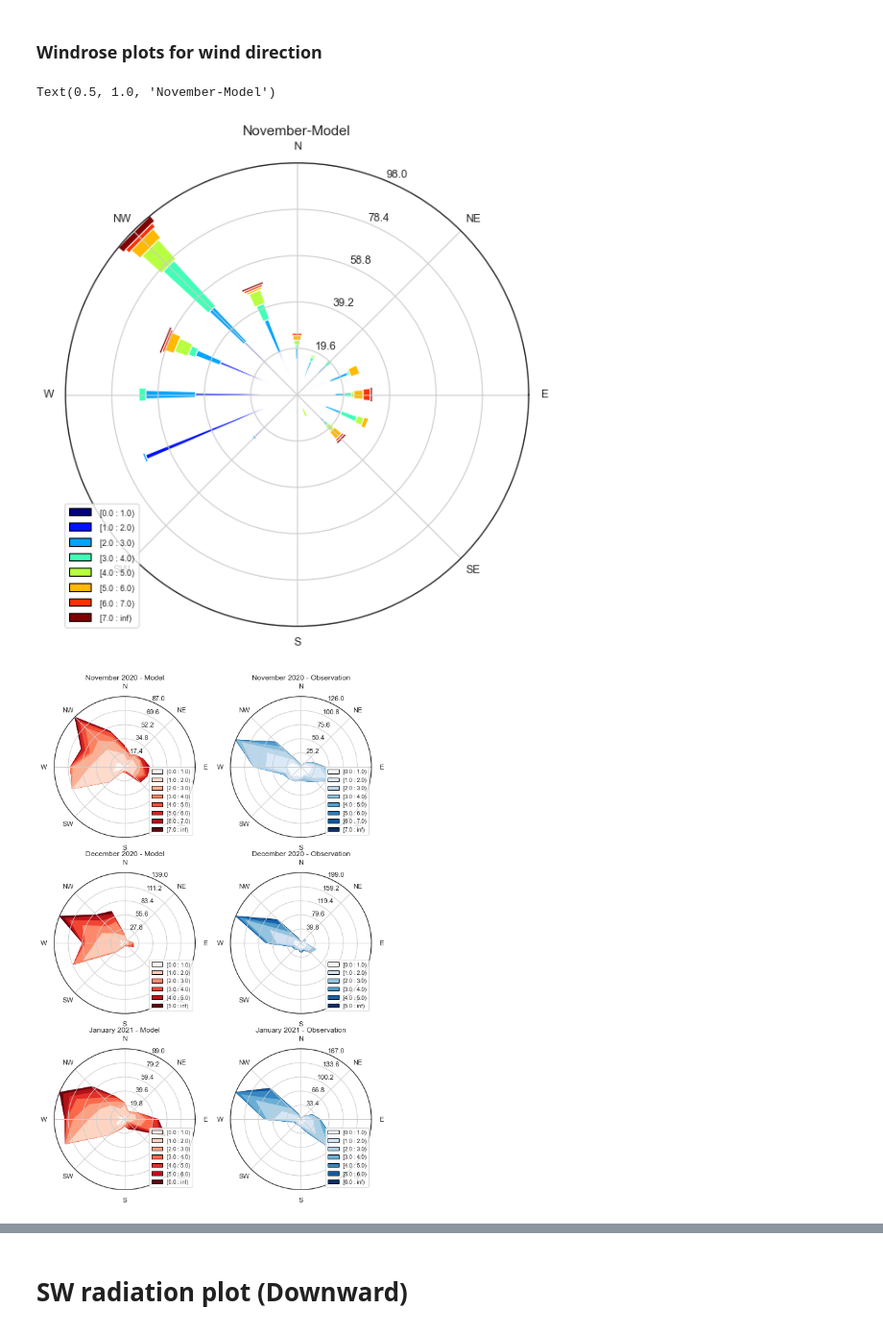
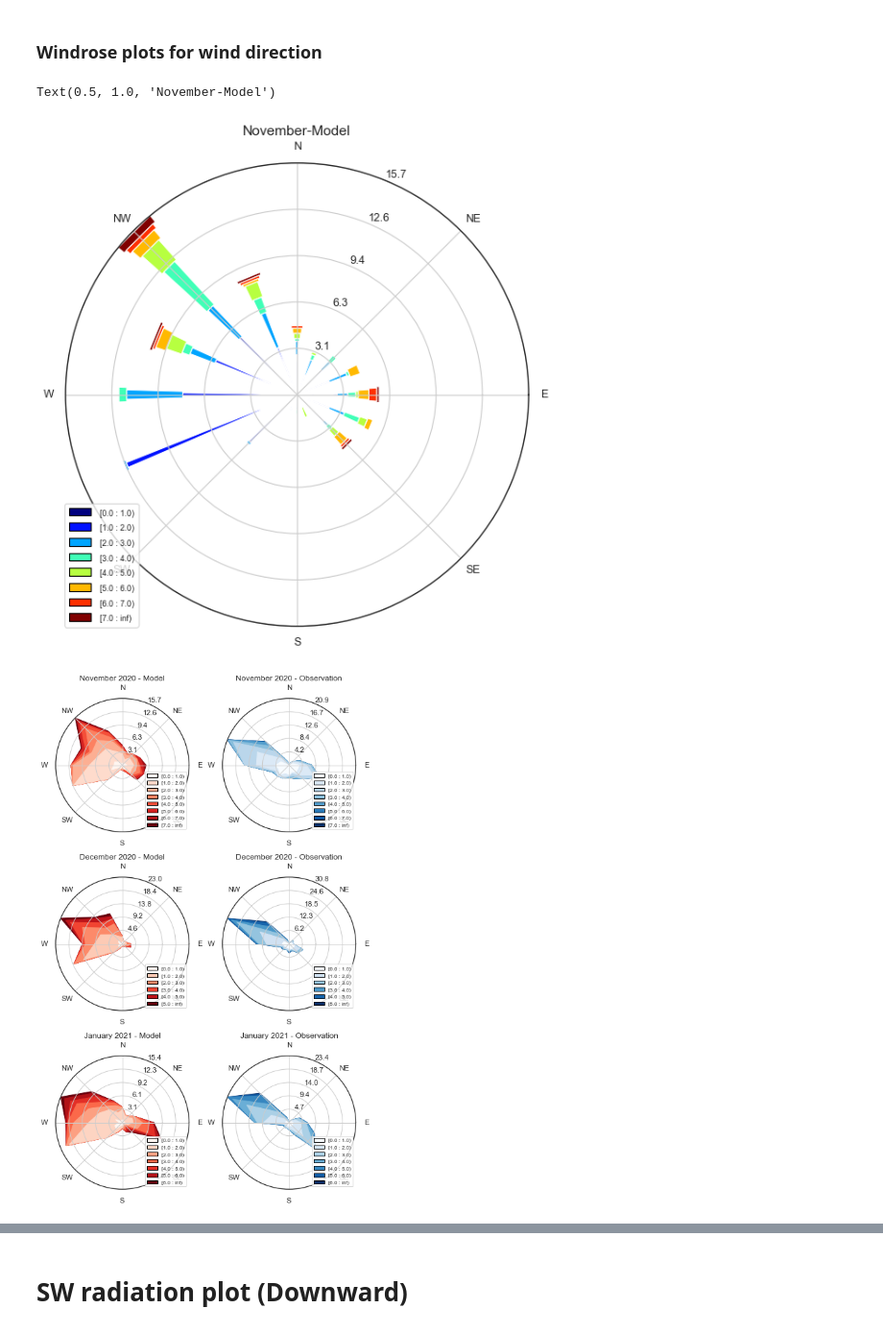
Before and after one commit to adisen99/srfp, a Jupyter notebook: delhi/met_data.ipynb, the cells around one changed output, grey strips where cells are left out. Shown at 96% size. Drawn from its saved outputs; the diff is of its cells as text; code cells hidden in the pictures.

```diff
--- a/delhi/met_data.ipynb
+++ b/delhi/met_data.ipynb
@@ -433,7 +435,7 @@ ax = WindroseAxes.from_ax()
 # ax.set_legend()
 # ax.set_title('November-Model', fontsize=14)
 
-ax.box(dfnov.mod_wd, dfnov.mod_ws, bins=np.arange(0, 8, 1))
+ax.box(dfnov.mod_wd, dfnov.mod_ws, bins=np.arange(0, 8, 1), normed=True)
 coordinates = ('E','NE','N','NW','W','SW','S','SE')
 ax.set_xticklabels(coordinates)
 ax.set_legend()
@@ -446,76 +448,76 @@ ax.set_title('November-Model', fontsize=14)
 # ax.set_title('November-Model', fontsize=14)
 # %% [output]
 Text(0.5, 1.0, 'November-Model')
-[figure, old version]
+[figure, new version]
 # %%
-fig=plt.figure(figsize=(8,8))
+fig=plt.figure(figsize=(7,7.5))
 
 rect1=[0.5,1.5,0.4,0.4]
 wa1=WindroseAxes(fig, rect1)
 fig.add_axes(wa1)
-wa1.contourf(dfnov.mod_wd, dfnov.mod_ws, bins=np.arange(0, 8, 1), cmap=cm.Reds)
+wa1.contourf(dfnov.mod_wd, dfnov.mod_ws, bins=np.arange(0, 8, 1), cmap=cm.Reds, normed = True)
 coordinates = ('E','NE','N','NW','W','SW','S','SE')
 wa1.set_xticklabels(coordinates)
 wa1.set_legend()
-plt.legend(loc = 'lower right', prop={'size': 9})
+plt.legend(loc = 'lower right', prop={'size': 8})
 wa1.set_title('November 2020 - Model', fontsize=12)
 
 rect2 = [1.0,1.5,0.4,0.4]
 wa2=WindroseAxes(fig, rect2)
 fig.add_axes(wa2)
-wa2.contourf(dfnov.obs_wd, dfnov.obs_ws, bins=np.arange(0, 8, 1), cmap=cm.Blues)
+wa2.contourf(dfnov.obs_wd, dfnov.obs_ws, bins=np.arange(0, 8, 1), cmap=cm.Blues, normed = True)
 coordinates = ('E','NE','N','NW','W','SW','S','SE')
 wa2.set_xticklabels(coordinates)
 wa2.set_legend()
-plt.legend(loc = 'lower right', prop={'size': 9})
+plt.legend(loc = 'lower right', prop={'size': 8})
 wa2.set_title('November 2020 - Observation', fontsize=12)
 
 rect3=[0.5,1.0,0.4,0.4]
 wa3=WindroseAxes(fig, rect3)
 fig.add_axes(wa3)
-wa3.contourf(dfdec.mod_wd, dfdec.mod_ws, bins=np.arange(0, 6, 1), cmap=cm.Reds)
+wa3.contourf(dfdec.mod_wd, dfdec.mod_ws, bins=np.arange(0, 6, 1), cmap=cm.Reds, normed = True)
 coordinates = ('E','NE','N','NW','W','SW','S','SE')
 wa3.set_xticklabels(coordinates)
 wa3.set_legend()
-plt.legend(loc = 'lower right', prop={'size': 9})
+plt.legend(loc = 'lower right', prop={'size': 8})
 wa3.set_title('December 2020 - Model', fontsize=12)
 
 rect4 = [1.0,1.0,0.4,0.4]
 wa4=WindroseAxes(fig, rect4)
 fig.add_axes(wa4)
-wa4.contourf(dfdec.obs_wd, dfdec.obs_ws, bins=np.arange(0, 6, 1), cmap=cm.Blues)
+wa4.contourf(dfdec.obs_wd, dfdec.obs_ws, bins=np.arange(0, 6, 1), cmap=cm.Blues, normed=True)
 coordinates = ('E','NE','N','NW','W','SW','S','SE')
 wa4.set_xticklabels(coordinates)
 wa4.set_legend()
-plt.legend(loc = 'lower right', prop={'size': 9})
+plt.legend(loc = 'lower right', prop={'size': 8})
 wa4.set_title('December 2020 - Observation', fontsize=12)
 
 rect5=[0.5,0.5,0.4,0.4]
 wa5=WindroseAxes(fig, rect5)
 fig.add_axes(wa5)
-wa5.contourf(dfjan.mod_wd, dfjan.mod_ws, bins=np.arange(0, 7, 1), cmap=cm.Reds)
+wa5.contourf(dfjan.mod_wd, dfjan.mod_ws, bins=np.arange(0, 7, 1), cmap=cm.Reds, normed=True)
 coordinates = ('E','NE','N','NW','W','SW','S','SE')
 wa5.set_xticklabels(coordinates)
 wa5.set_legend()
-plt.legend(loc = 'lower right', prop={'size': 9})
+plt.legend(loc = 'lower right', prop={'size': 8})
 wa5.set_title('January 2021 - Model', fontsize=12)
 
 rect6 = [1.0,0.5,0.4,0.4]
 wa6=WindroseAxes(fig, rect6)
 fig.add_axes(wa6)
-wa6.contourf(dfjan.obs_wd, dfjan.obs_ws, bins=np.arange(0, 7, 1), cmap=cm.Blues)
+wa6.contourf(dfjan.obs_wd, dfjan.obs_ws, bins=np.arange(0, 7, 1), cmap=cm.Blues, normed=True)
 coordinates = ('E','NE','N','NW','W','SW','S','SE')
 wa6.set_xticklabels(coordinates)
 wa6.set_legend()
-plt.legend(loc = 'lower right', prop={'size': 9})
+plt.legend(loc = 'lower right', prop={'size': 8})
 wa6.set_title('January 2021 - Observation', fontsize=12)
 
 # fig.suptitle('Wind Rose Delhi', fontsize=24, y=2.0)
 plt.savefig('./images/met_data/wind_rose.pdf', dpi=300)
 
 ##### Manualy save the image ##########
 # %% [output]
-[figure, old version]
+[figure, new version]
 # %%
 # Diurnal variation wd
 
```
Also changed, not shown: parts of 13 cells of this notebook, 7 other files.
